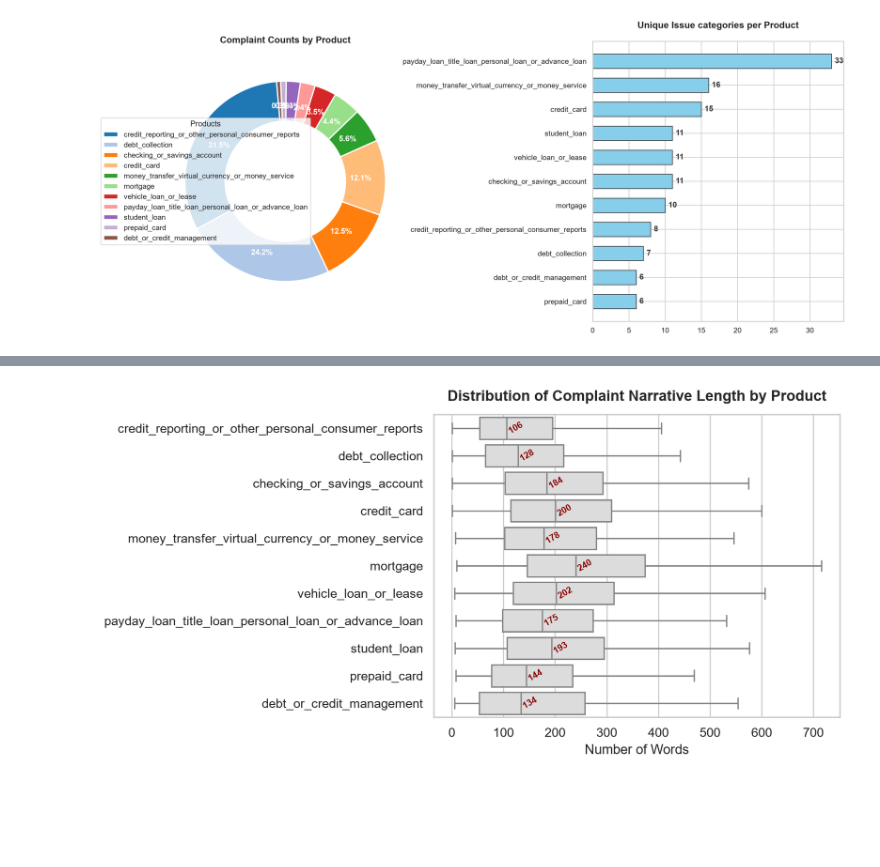
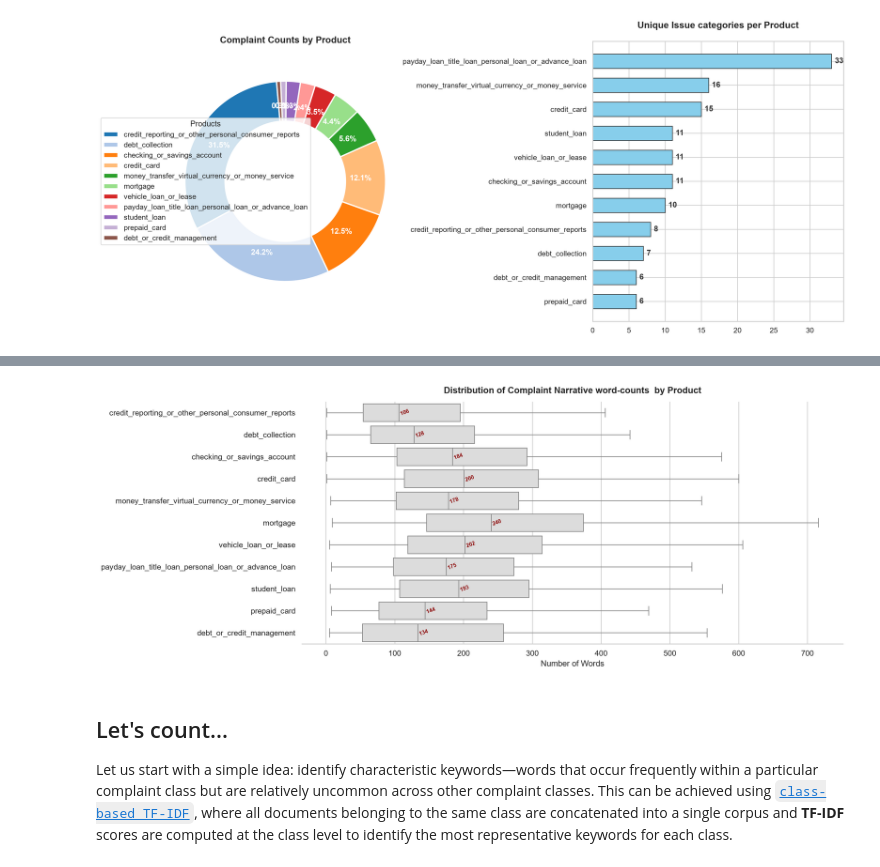
Before and after one commit to idnantimar/CFPB-Customer_Complaint_Analysis-beyond-classifiers, a Jupyter notebook: Customer Complaint Analysis.ipynb, the cells around one changed output, grey strips where cells are left out. Cells and saved outputs as stored; diff of their text form; code cells hidden in the pictures; blank space fills up the shorter version.

```diff
--- a/Customer Complaint Analysis.ipynb
+++ b/Customer Complaint Analysis.ipynb
@@ -128,27 +132,34 @@ Let us start with a simple idea: identify characteristic keywords—words that o
 # %%
-df_wordcount = Data_Narrative.assign(WordCount=Data_Narrative["Narrative"].str.split().str.len())[["Product","WordCount"]]
-wordcount_medians = df_wordcount.groupby("Product")["WordCount"].median().reindex(df_pie.index)
-%config InlineBackend.figure_format = 'retina'
+df_wordcount = Data_Narrative.assign(WordCount=Data_Narrative["Narrative"].str.split().str.len())[["Product","WordCount"]].sort_values("WordCount",ascending=False)
+wordcount_medians =pd.pivot_table(df_wordcount,index="Product",aggfunc={"WordCount":'median'},sort=False).reindex(index=df_pie.index)
 sns.set_theme(style='whitegrid')
+plt.figure(figsize=(15,6))
 ax = sns.boxplot(
     data=df_wordcount,
-    x="WordCount",y="Product",order=df_pie.index,
+    x="WordCount",y="Product",order=wordcount_medians.index,
     showfliers=False,
-    color='gainsboro',linewidth=1.2,
+    color='gainsboro',linewidth=1
 )
-for y, median in enumerate(wordcount_medians):
+for y,median in enumerate(wordcount_medians["WordCount"]):
     ax.text(
         median+1,y,
         f'{median:.0f}',
-        va='center',ha='left',fontsize=8,color='darkred',fontweight='bold',rotation=30
+        va='center',ha='left',fontsize=8,color='darkred',fontweight='bold',rotation=20
     )
 ax.set_title(
-    'Distribution of Complaint Narrative Length by Product',
+    'Distribution of Complaint Narrative word-counts  by Product',
     fontsize=13,weight='bold',pad=12,
 )
 ax.set_xlabel('Number of Words')
 ax.set_ylabel('')
+sns.despine(ax=ax,top=True,right=True,bottom=False,left=True)
+
+plt.tight_layout()
 plt.show()
 # %% [output]
-[figure, old version]
+[figure, new version]
+# %% [markdown]
+## Let's count...
+
+Let us start with a simple idea: identify characteristic keywords—words that occur frequently within a particular complaint class but are relatively uncommon across other complaint classes. This can be achieved using [`class-based TF-IDF`](https://www.maartengrootendorst.com/blog/ctfidf/), where all documents belonging to the same class are concatenated into a single corpus and **TF-IDF** scores are computed at the class level to identify the most representative keywords for each class.
 # %%
```
Also changed, not shown: parts of 11 cells of this notebook.
